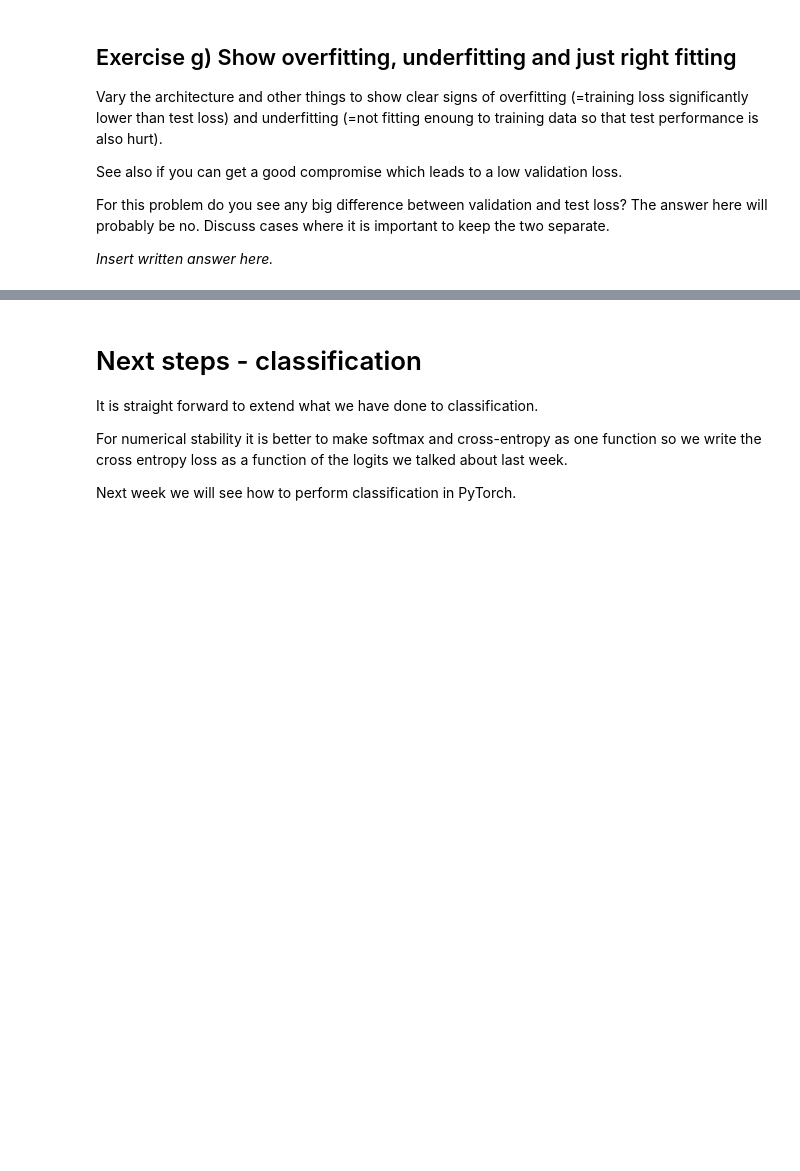
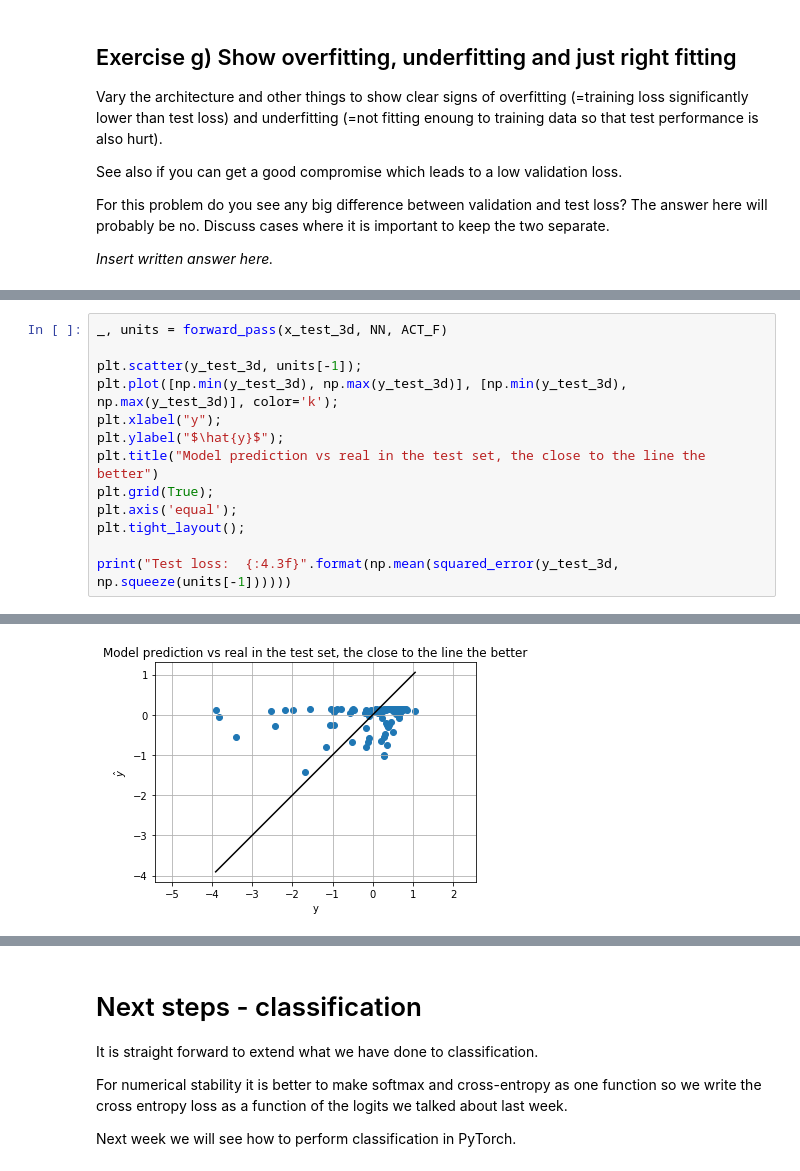
Before and after one commit to LukaAvbreht/02456-deep-learning-with-PyTorch, a Jupyter notebook: 2_Feedforward_NumPy/2.1-FNN-NumPy.ipynb, the cells around one changed output, grey strips where cells are left out. Saved outputs shown, nothing was run; the diff lists cells and outputs as text; blank space fills up the shorter version.

```diff
--- a/2_Feedforward_NumPy/2.1-FNN-NumPy.ipynb
+++ b/2_Feedforward_NumPy/2.1-FNN-NumPy.ipynb
@@ -866,0 +960,14 @@ _Insert written answer here._
+# %%
+_, units = forward_pass(x_test_3d, NN, ACT_F)
+
+plt.scatter(y_test_3d, units[-1]);
+plt.plot([np.min(y_test_3d), np.max(y_test_3d)], [np.min(y_test_3d), np.max(y_test_3d)], color='k');
+plt.xlabel("y");
+plt.ylabel("$\hat{y}$");
+plt.title("Model prediction vs real in the test set, the close to the line the better")
+plt.grid(True);
+plt.axis('equal');
+plt.tight_layout();
+
+print("Test loss:  {:4.3f}".format(np.mean(squared_error(y_test_3d, np.squeeze(units[-1])))))
+# %% [output]
@@ -866,0 +975 @@ _Insert written answer here._
+[figure, added]
```
Also changed, not shown: parts of 21 cells of this notebook.
